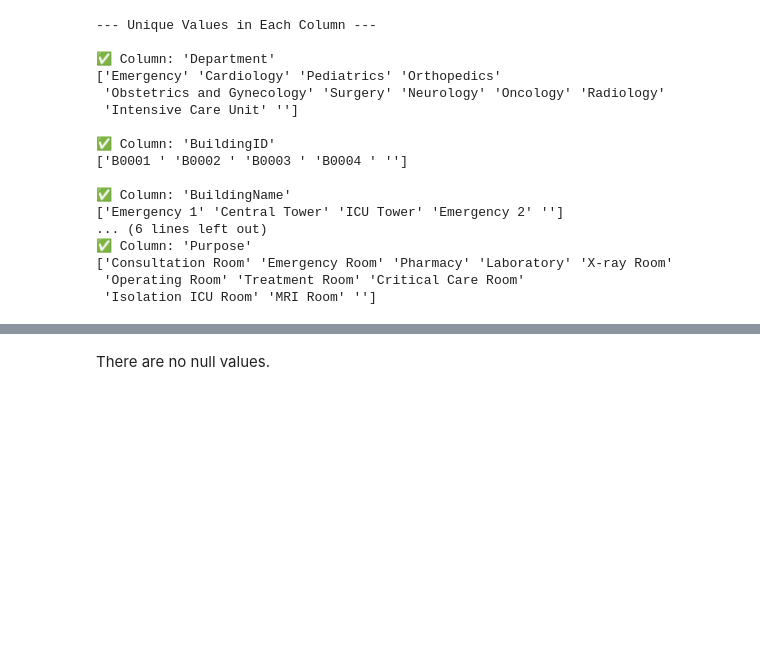
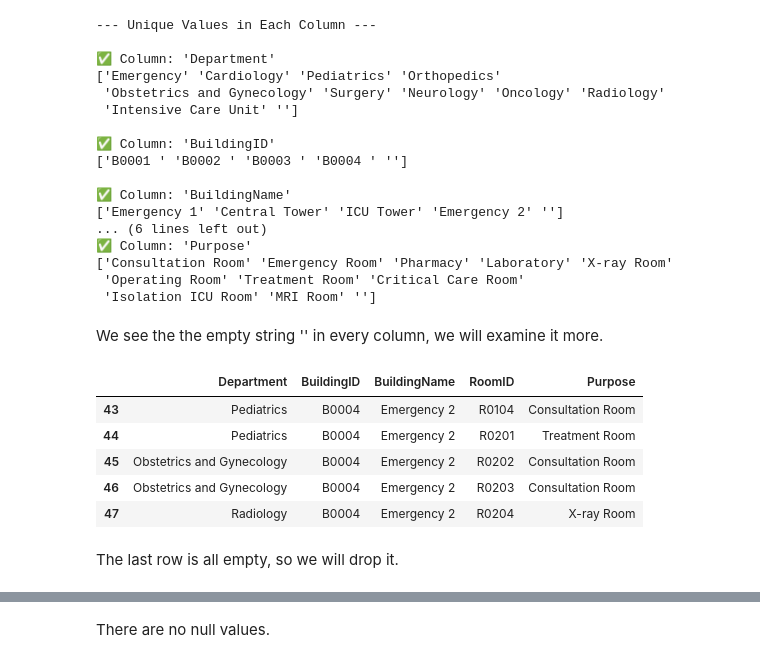
Before and after one commit to ATLAS097/Data-Engineering-CA2, a Jupyter notebook: data_cleaning.ipynb, the cells around one changed output, grey strips where cells are left out. Cells and saved outputs as stored; diff of their text form; code cells hidden in the pictures; blank space fills up the shorter version.

```diff
--- a/data_cleaning.ipynb
+++ b/data_cleaning.ipynb
@@ -168,3 +179,16 @@ for column in facility.columns:
 ['Consultation Room' 'Emergency Room' 'Pharmacy' 'Laboratory' 'X-ray Room'
  'Operating Room' 'Treatment Room' 'Critical Care Room'
  'Isolation ICU Room' 'MRI Room' '']
+# %% [markdown]
+We see the the empty string '' in every column, we will examine it more.
+# %%
+facility.tail()
+# %% [output]
+|  | Department | BuildingID | BuildingName | RoomID | Purpose |
+| 43 | Pediatrics | B0004 | Emergency 2 | R0104 | Consultation Room |
+| 44 | Pediatrics | B0004 | Emergency 2 | R0201 | Treatment Room |
+| 45 | Obstetrics and Gynecology | B0004 | Emergency 2 | R0202 | Consultation Room |
+| 46 | Obstetrics and Gynecology | B0004 | Emergency 2 | R0203 | Consultation Room |
+| 47 | Radiology | B0004 | Emergency 2 | R0204 | X-ray Room |
+# %% [markdown]
+The last row is all empty, so we will drop it.
```
Also changed, not shown: parts of 17 cells of this notebook.
